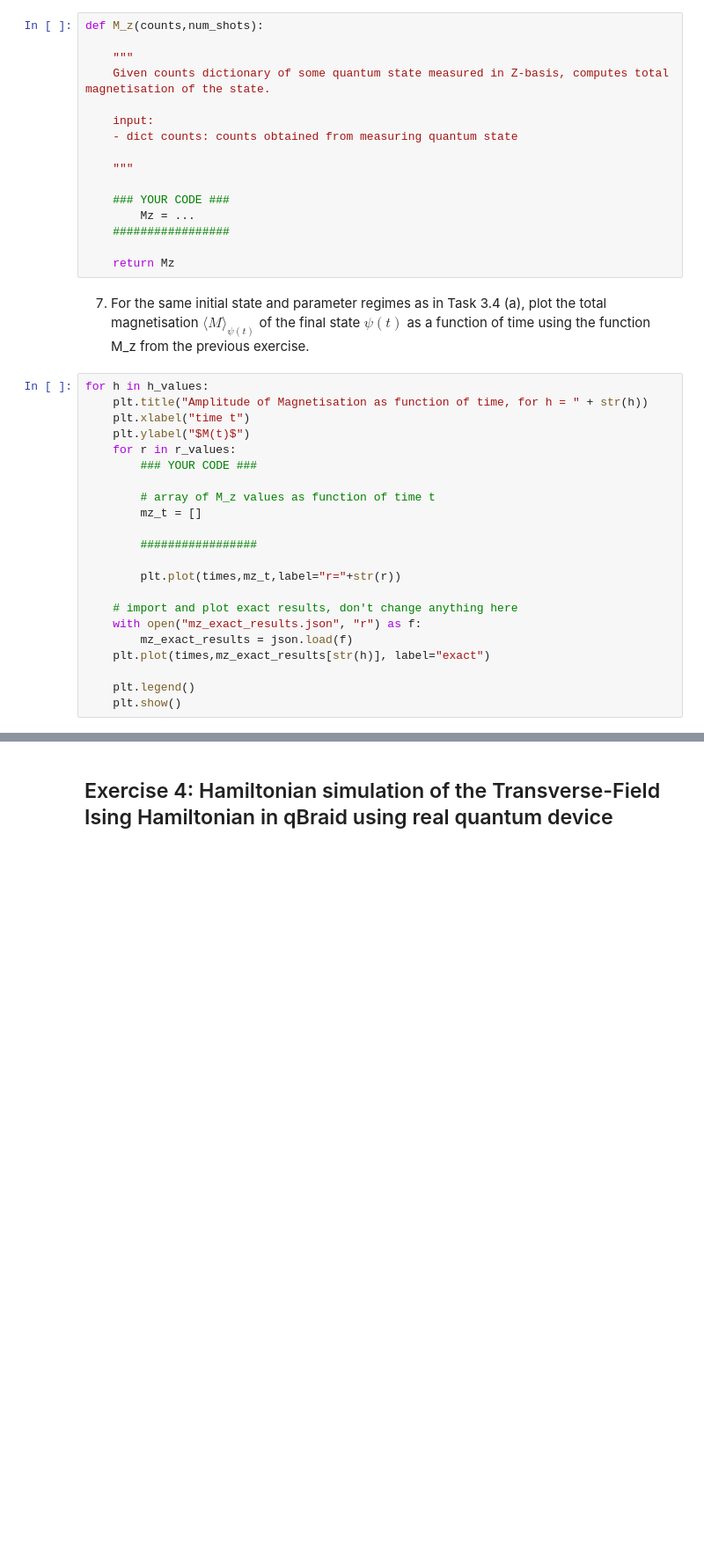
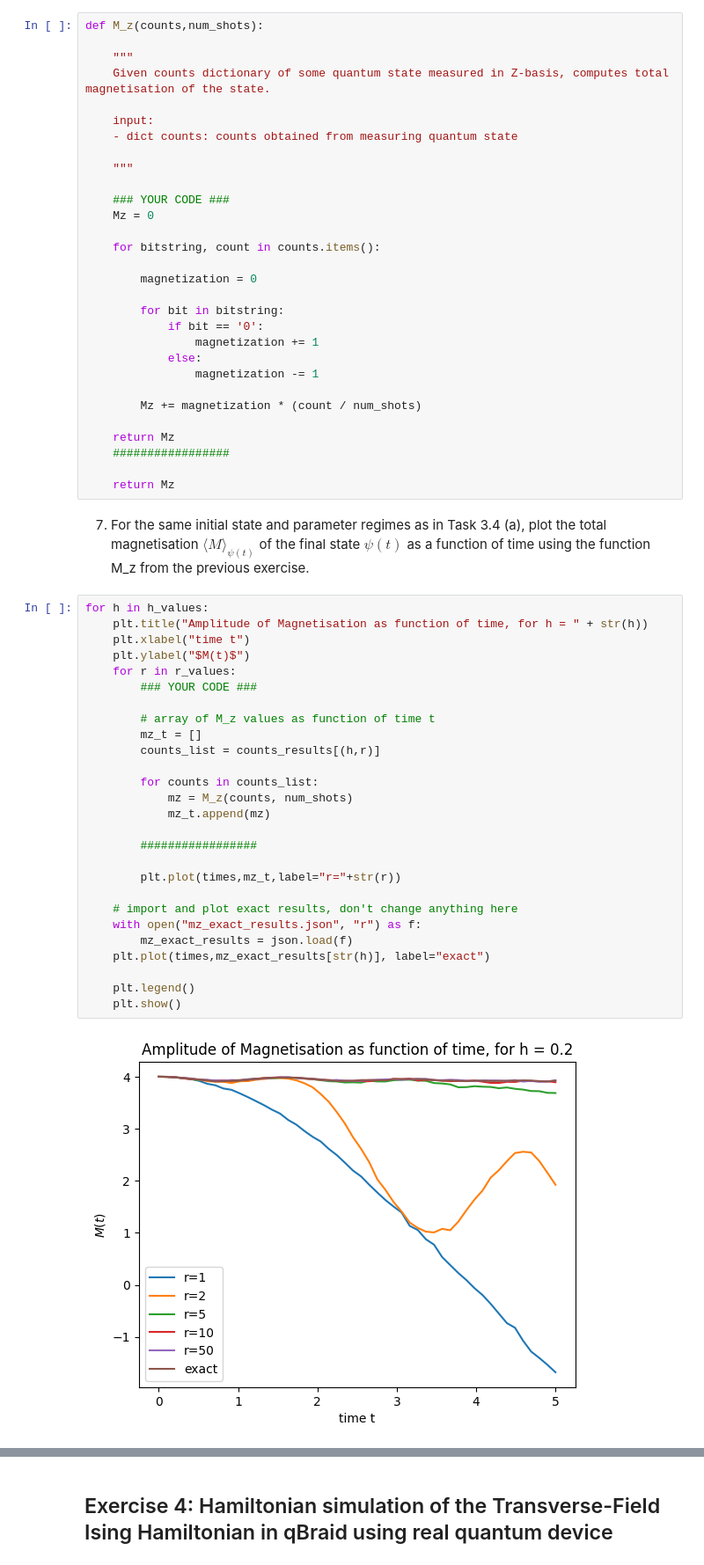
Before and after one commit to AACioffi/iqc-hamiltonian-simulation, a Jupyter notebook: part2/Trotterized_Hamiltonian_Simulation_Part_II_Template_v3.ipynb, the cells around one changed output, grey strips where cells are left out. Shown at 88% size. Cells and saved outputs as stored; diff of their text form; blank space fills up the shorter version.

```diff
--- a/part2/Trotterized_Hamiltonian_Simulation_Part_II_Template_v3.ipynb
+++ b/part2/Trotterized_Hamiltonian_Simulation_Part_II_Template_v3.ipynb
@@ -293,7 +317,21 @@ def M_z(counts,num_shots):
     """
 
     ### YOUR CODE ###
-        Mz = ...
+    Mz = 0
+
+    for bitstring, count in counts.items():
+
+        magnetization = 0
+
+        for bit in bitstring:
+            if bit == '0':
+                magnetization += 1
+            else:
+                magnetization -= 1
+
+        Mz += magnetization * (count / num_shots)
+
+    return Mz
     #################
 
     return Mz
@@ -302,22 +340,29 @@ def M_z(counts,num_shots):
 # %%
 for h in h_values:
     plt.title("Amplitude of Magnetisation as function of time, for h = " + str(h))
     plt.xlabel("time t")
     plt.ylabel("$M(t)$")
     for r in r_values:
         ### YOUR CODE ###
 
         # array of M_z values as function of time t
         mz_t = []
+        counts_list = counts_results[(h,r)]
+
+        for counts in counts_list:
+            mz = M_z(counts, num_shots)
+            mz_t.append(mz)
 
         #################
 
         plt.plot(times,mz_t,label="r="+str(r))
 
     # import and plot exact results, don't change anything here
     with open("mz_exact_results.json", "r") as f:
         mz_exact_results = json.load(f)
     plt.plot(times,mz_exact_results[str(h)], label="exact")
 
     plt.legend()
     plt.show()
+# %% [output]
+[figure, added]
```
Also changed, not shown: parts of 7 cells of this notebook.
